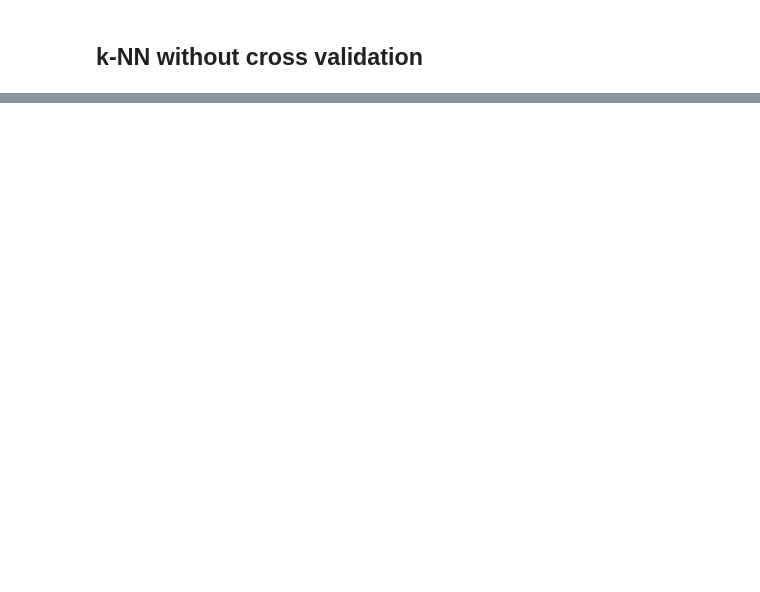
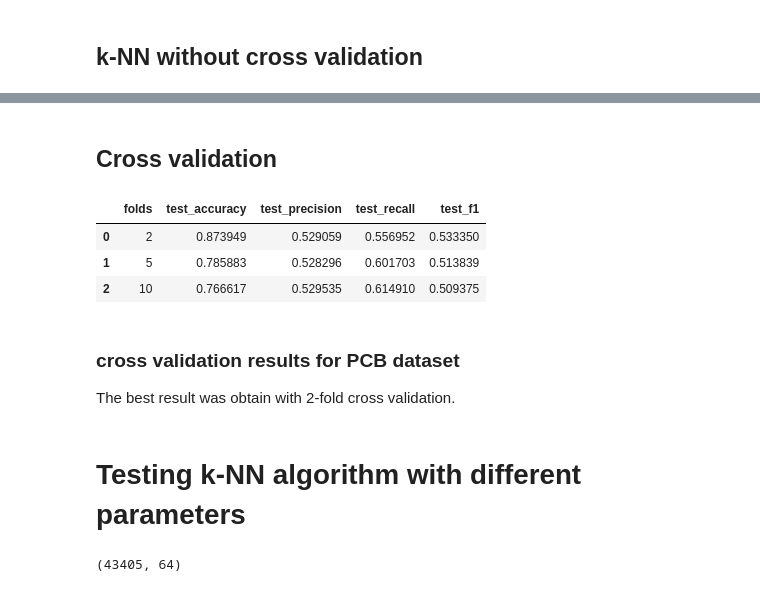
Before and after one commit to piotrdurniat/ml-l2-knn, a Jupyter notebook: iris.ipynb, the cells around one changed output, grey strips where cells are left out. Saved outputs shown, nothing was run; the diff lists cells and outputs as text; code cells hidden in the pictures; blank space fills up the shorter version.

```diff
--- a/iris.ipynb
+++ b/iris.ipynb
@@ -365,3 +387,7 @@ pcb: UciMlDataset = fetch_ucirepo(id=365)
 
 X_pcb = pcb.data.features
 y_pcb = pcb.data.targets
+# %%
+# drop column A37 (based on previous analysis)
+print("Drop column A37")
+X_pcb = X_pcb.drop(columns=["A37"])
@@ -374,0 +412,19 @@ KNeighborsClassifier does not accept missing values encoded as NaN natively. For
+# %% [markdown]
+## Cross validation
+# %%
+test_cross_validation(X_pcb, y_pcb)
+# %% [output]
+|  | folds | test_accuracy | test_precision | test_recall | test_f1 |
+| 0 | 2 | 0.873949 | 0.529059 | 0.556952 | 0.533350 |
+| 1 | 5 | 0.785883 | 0.528296 | 0.601703 | 0.513839 |
+| 2 | 10 | 0.766617 | 0.529535 | 0.614910 | 0.509375 |
+# %% [markdown]
+### cross validation results for PCB dataset
+
+The best result was obtain with 2-fold cross validation.
+# %% [markdown]
+# Testing k-NN algorithm with different parameters
+# %%
+print(X_pcb.shape)
+# %% [output]
+(43405, 64)
```
Also changed, not shown: parts of 8 cells of this notebook.
